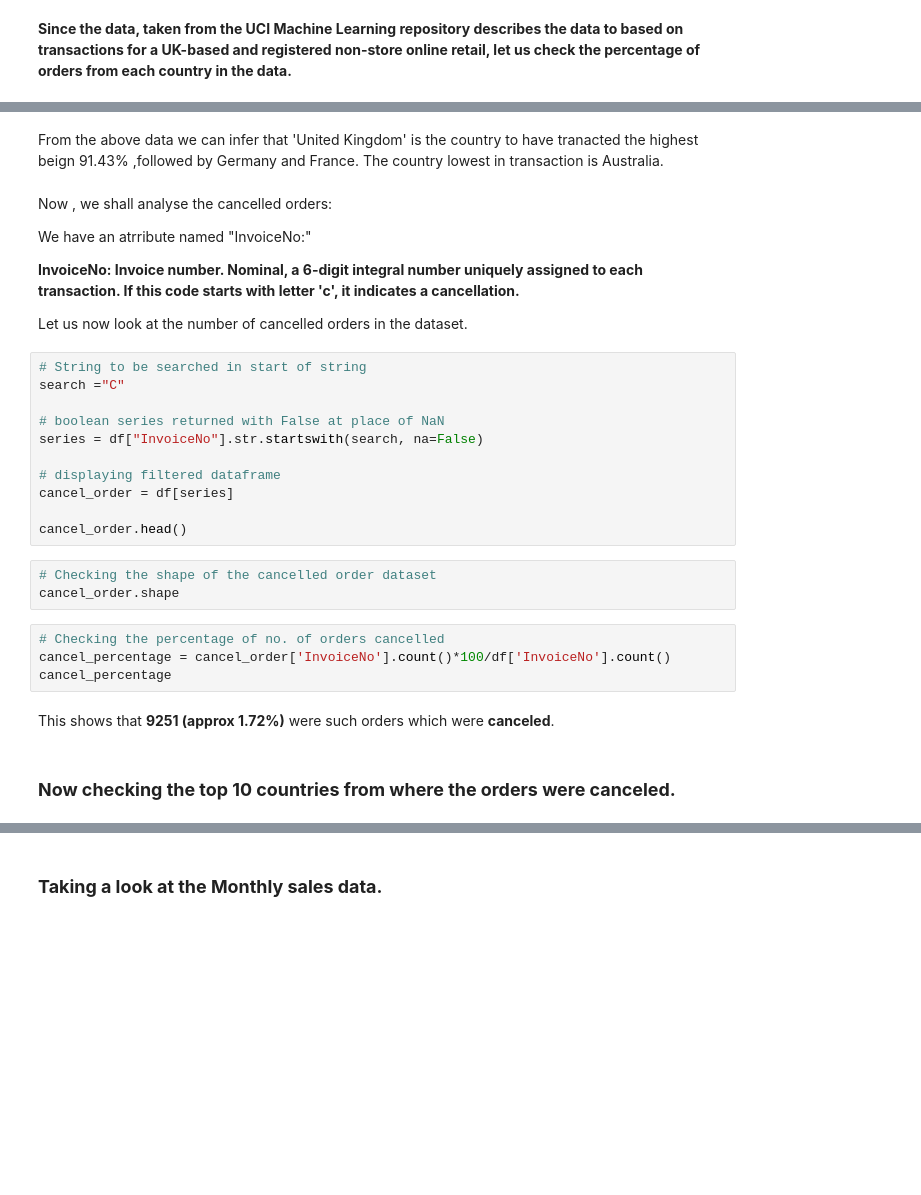
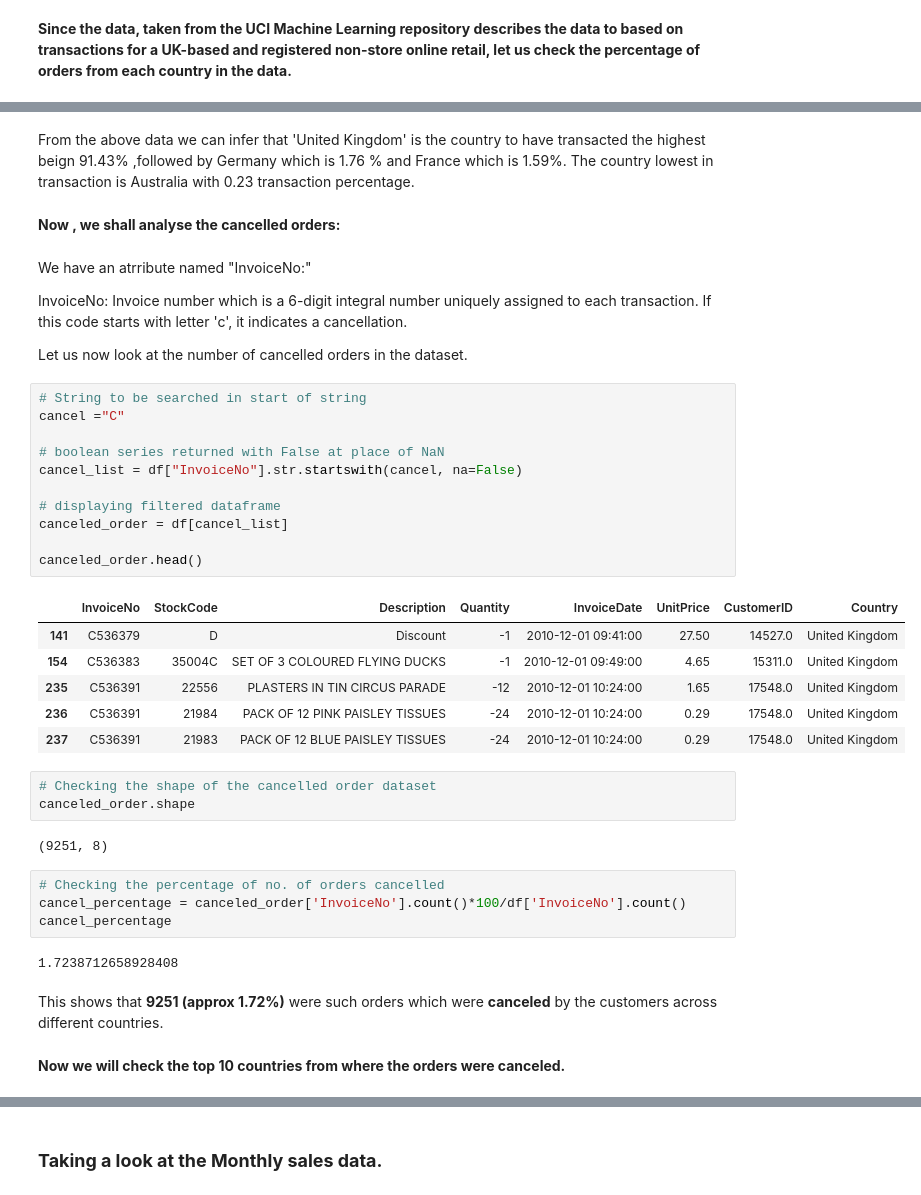
Before and after one commit to 1991Ab/Capstone-Project-4-Online-Retail-Customer-Segmentation, a Jupyter notebook: Online_Retail_Customer_Segmentation.ipynb, the cells around one changed output, grey strips where cells are left out. Cells and saved outputs as stored; diff of their text form; blank space fills up the shorter version.

```diff
--- a/Online_Retail_Customer_Segmentation.ipynb
+++ b/Online_Retail_Customer_Segmentation.ipynb
@@ -405,36 +428,46 @@ Top_10_country
 # %% [markdown]
-From the above data we can infer that 'United Kingdom' is the country to have tranacted the highest beign 91.43% ,followed by Germany and France. The country lowest in transaction is Australia.
+From the above data we can infer that 'United Kingdom' is the country to have transacted the highest beign 91.43% ,followed by Germany  which is 1.76 % and France which is 1.59%. The country lowest in transaction is Australia with 0.23 transaction percentage.
+# %% [markdown]
+**Now , we shall analyse the  cancelled orders:**
 # %% [markdown]
-Now , we shall analyse the  cancelled orders:
-
-
 We have an atrribute named "InvoiceNo:"
 
 
-**InvoiceNo: Invoice number. Nominal, a 6-digit integral number uniquely assigned to each transaction. If this code starts with letter 'c', it indicates a cancellation.**
+InvoiceNo: Invoice number which is a 6-digit integral number uniquely assigned to each transaction. If this code starts with letter 'c', it indicates a cancellation.
 
 Let us now look at the number of cancelled orders in the dataset.
 # %%
 # String to be searched in start of string
-search ="C"
+cancel ="C"
 
 # boolean series returned with False at place of NaN
-series = df["InvoiceNo"].str.startswith(search, na=False)
+cancel_list = df["InvoiceNo"].str.startswith(cancel, na=False)
 
 # displaying filtered dataframe
-cancel_order = df[series]
+canceled_order = df[cancel_list]
 
-cancel_order.head()
+canceled_order.head()
+# %% [output]
+|  | InvoiceNo | StockCode | Description | Quantity | InvoiceDate | UnitPrice | CustomerID | Country |
+| 141 | C536379 | D | Discount | -1 | 2010-12-01 09:41:00 | 27.50 | 14527.0 | United Kingdom |
+| 154 | C536383 | 35004C | SET OF 3 COLOURED FLYING DUCKS | -1 | 2010-12-01 09:49:00 | 4.65 | 15311.0 | United Kingdom |
+| 235 | C536391 | 22556 | PLASTERS IN TIN CIRCUS PARADE | -12 | 2010-12-01 10:24:00 | 1.65 | 17548.0 | United Kingdom |
+| 236 | C536391 | 21984 | PACK OF 12 PINK PAISLEY TISSUES | -24 | 2010-12-01 10:24:00 | 0.29 | 17548.0 | United Kingdom |
+| 237 | C536391 | 21983 | PACK OF 12 BLUE PAISLEY TISSUES | -24 | 2010-12-01 10:24:00 | 0.29 | 17548.0 | United Kingdom |
 # %%
 # Checking the shape of the cancelled order dataset
-cancel_order.shape
+canceled_order.shape
+# %% [output]
+(9251, 8)
 # %%
 # Checking the percentage of no. of orders cancelled
-cancel_percentage = cancel_order['InvoiceNo'].count()*100/df['InvoiceNo'].count()
+cancel_percentage = canceled_order['InvoiceNo'].count()*100/df['InvoiceNo'].count()
 cancel_percentage
+# %% [output]
+1.7238712658928408
 # %% [markdown]
 
-This shows that **9251 (approx 1.72%)** were such orders which were **canceled**.
+This shows that **9251 (approx 1.72%)** were such orders which were **canceled** by the customers across different countries.
 # %% [markdown]
-### **Now checking the top 10 countries from where the orders were canceled.**
+**Now we will check  the top 10 countries from where the orders were canceled.**
 # %%
```
Also changed, not shown: parts of 20 cells of this notebook.
